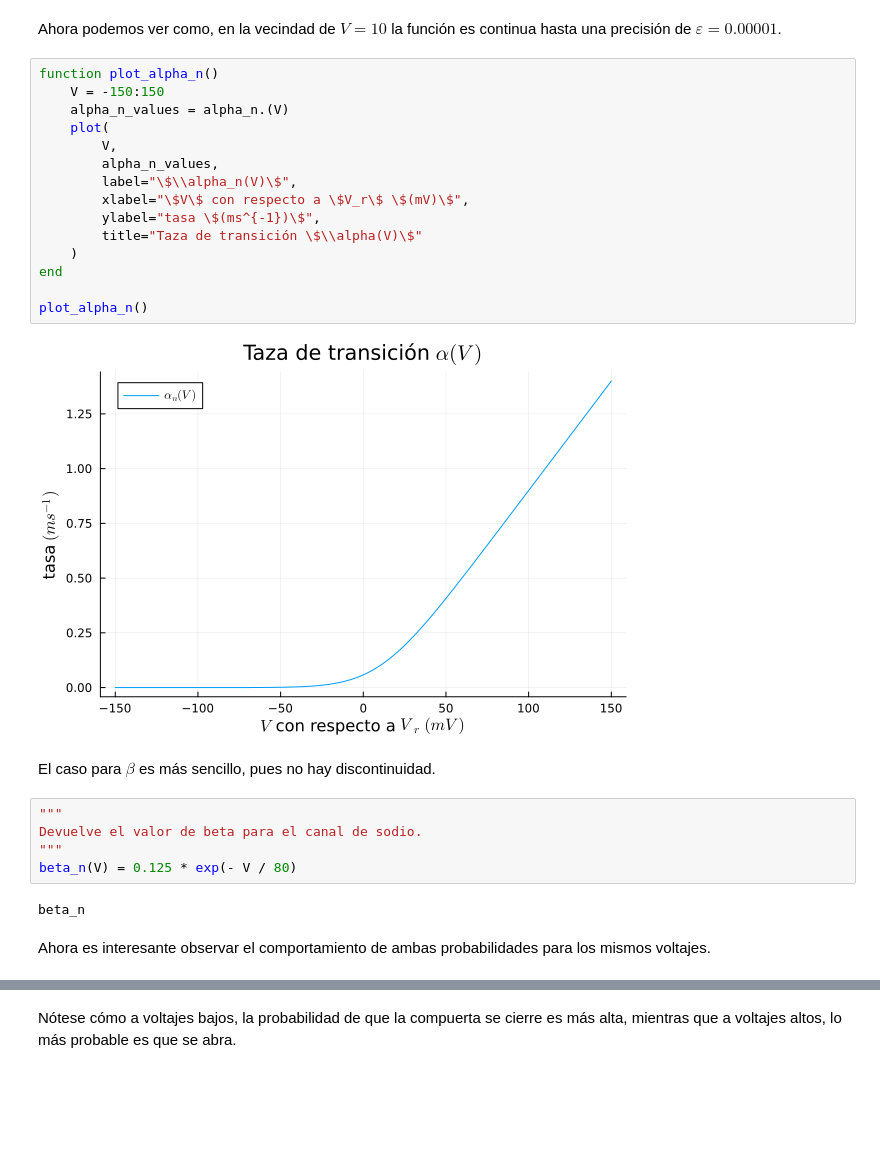
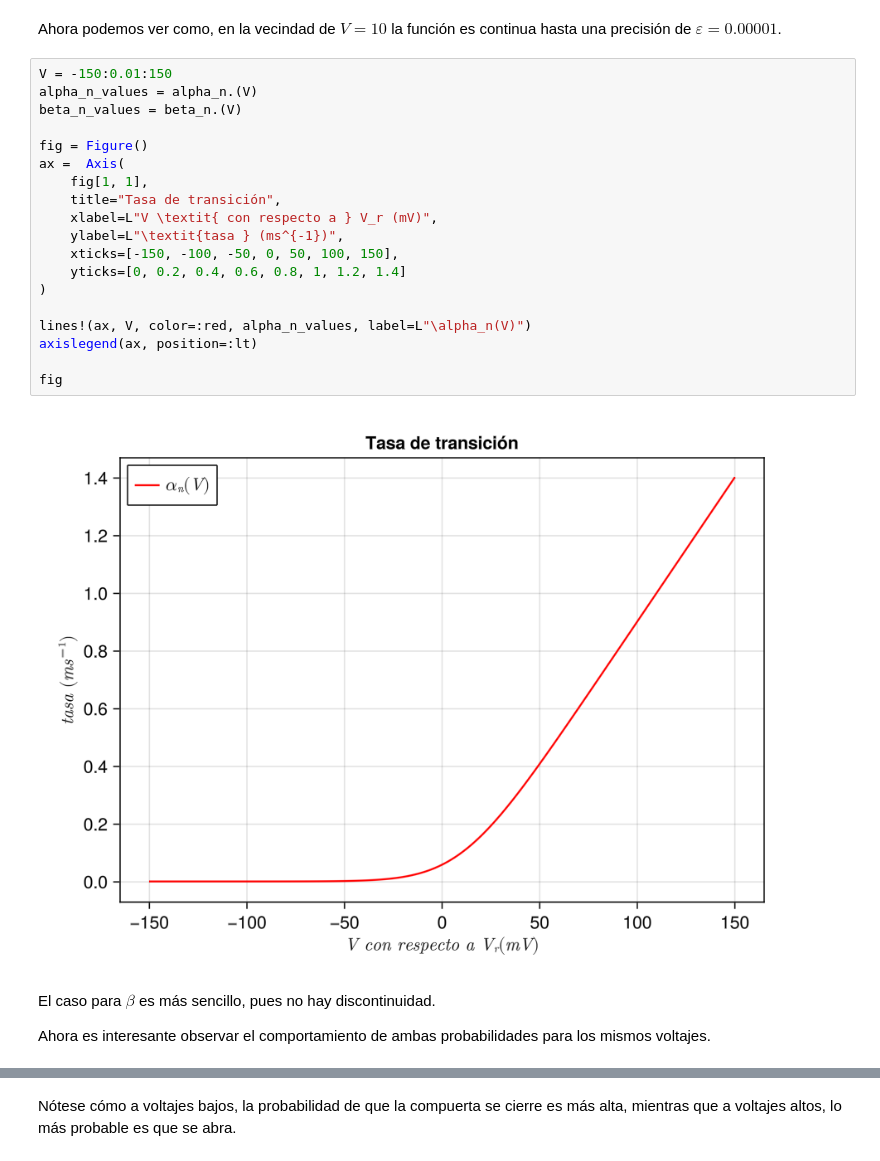
Before and after one commit to curenosm/RN-20242, a Jupyter notebook: RedesNeuronalesJuliaFCiencias/src/julia-notebooks/00_modelo_hudgkin_huxley/funciones_de_transicion.ipynb, the cells around one changed output, grey strips where cells are left out. Cells and saved outputs as stored; diff of their text form; blank space fills up the shorter version.

Commit message:
Avances traduccion de los primeros notebooks a Julia y avances en la practica 1 para el modelo de Hodgkin y Huxley

```diff
--- a/RedesNeuronalesJuliaFCiencias/src/julia-notebooks/00_modelo_hudgkin_huxley/funciones_de_transicion.ipynb
+++ b/RedesNeuronalesJuliaFCiencias/src/julia-notebooks/00_modelo_hudgkin_huxley/funciones_de_transicion.ipynb
@@ -93,32 +57,29 @@ alpha_n.([100, 20, 30])
 # %% [markdown]
 Ahora podemos ver como, en la vecindad de $V = 10$ la función es continua hasta una precisión de $\varepsilon = 0.00001$.
 # %%
-function plot_alpha_n()
-    V = -150:150
-    alpha_n_values = alpha_n.(V)
-    plot(
-        V,
-        alpha_n_values,
-        label="\$\\alpha_n(V)\$",
-        xlabel="\$V\$ con respecto a \$V_r\$ \$(mV)\$",
-        ylabel="tasa \$(ms^{-1})\$",
-        title="Taza de transición \$\\alpha(V)\$"
-    )
-end
+V = -150:0.01:150
+alpha_n_values = alpha_n.(V)
+beta_n_values = beta_n.(V)
 
-plot_alpha_n()
+fig = Figure()
+ax =  Axis(
+    fig[1, 1],
+    title="Tasa de transición",
+    xlabel=L"V \textit{ con respecto a } V_r (mV)",
+    ylabel=L"\textit{tasa } (ms^{-1})",
+    xticks=[-150, -100, -50, 0, 50, 100, 150],
+    yticks=[0, 0.2, 0.4, 0.6, 0.8, 1, 1.2, 1.4]
+)
+
+lines!(ax, V, color=:red, alpha_n_values, label=L"\alpha_n(V)")
+axislegend(ax, position=:lt)
+
+fig
 # %% [output]
-[figure, old version]
+[figure, new version]
-# %% [markdown]
-El caso para $\beta$ es más sencillo, pues no hay discontinuidad.
-# %%
-"""
-Devuelve el valor de beta para el canal de sodio.
-"""
-beta_n(V) = 0.125 * exp(- V / 80)
-# %% [output]
-beta_n
 # %% [markdown]
+El caso para $\beta$ es más sencillo, pues no hay discontinuidad.
+
 Ahora es interesante observar el comportamiento de ambas probabilidades para los mismos voltajes.
 # %%
 """
```
Also changed, not shown: parts of 3 cells of this notebook, 9 other files.
